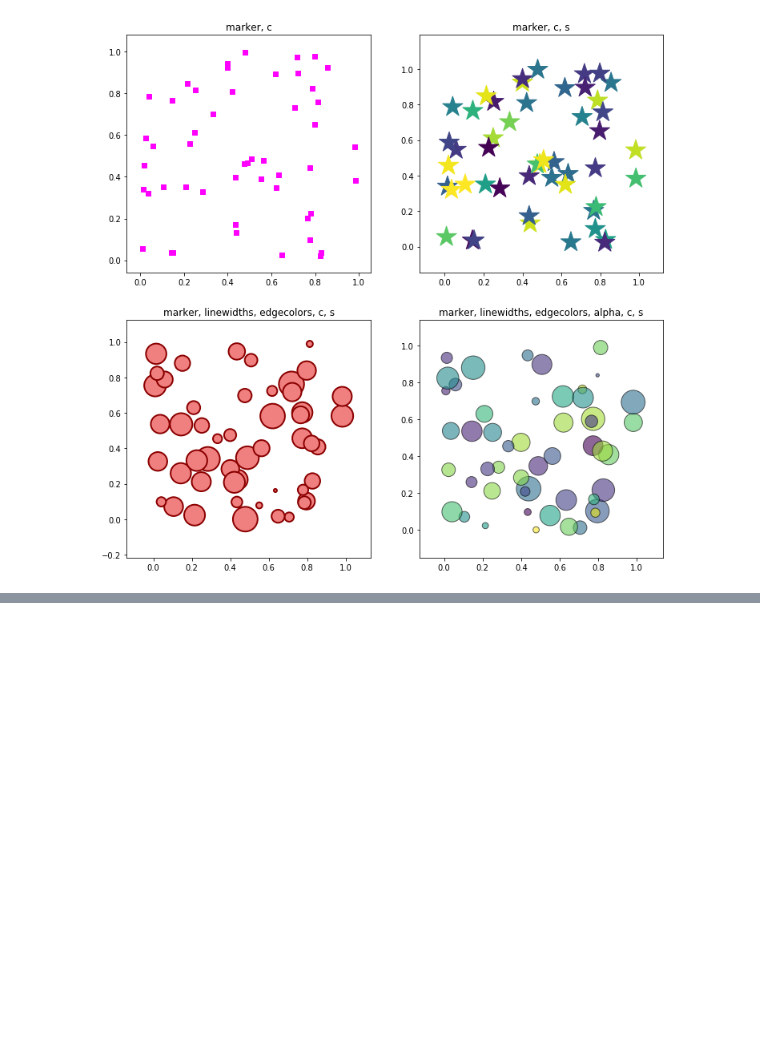
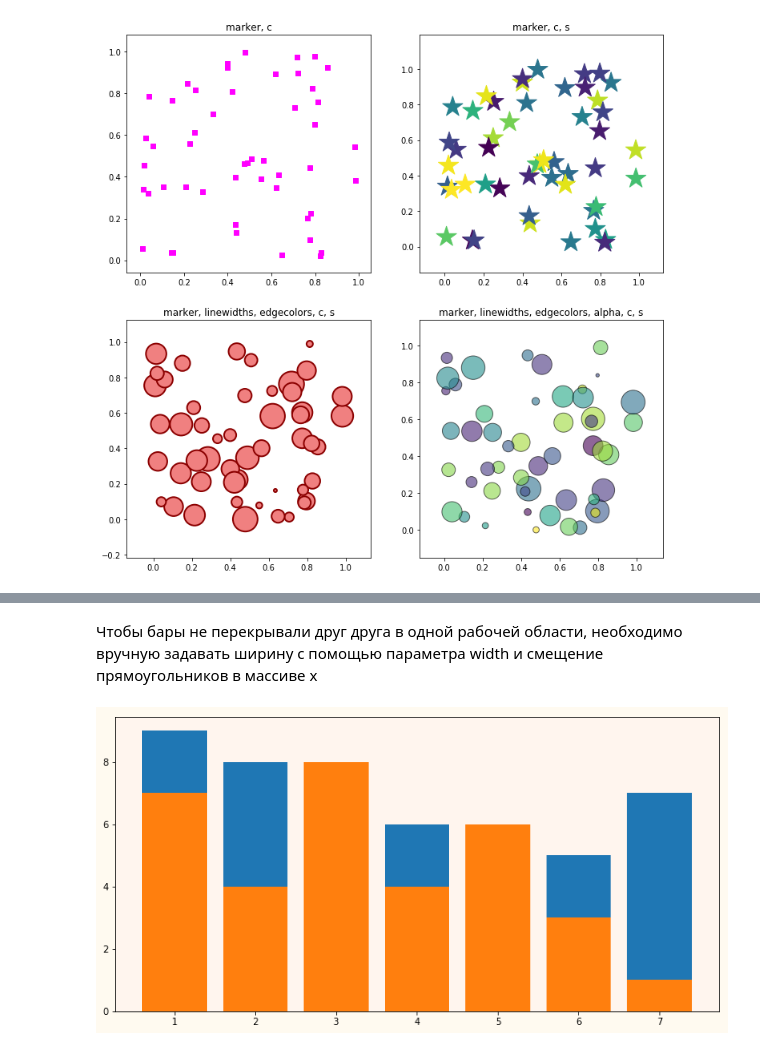
Before and after one commit to KonstantinKlepikov/cs224w-homwork, a Jupyter notebook: matplotlibe-learning.ipynb, the cells around one changed output, grey strips where cells are left out. Drawn from its saved outputs; the diff is of its cells as text; code cells hidden in the pictures; blank space fills up the shorter version.

```diff
--- a/matplotlibe-learning.ipynb
+++ b/matplotlibe-learning.ipynb
@@ -899,0 +940,20 @@ plt.show()
+# %% [markdown]
+Чтобы бары не перекрывали друг друга в одной рабочей области, необходимо вручную задавать ширину с помощью параметра width и смещение прямоугольников в массиве x
+# %%
+x = np.arange(1, 8)
+y1 = np.random.randint(1, 10, size = 7)
+y2 = np.random.randint(1, 10, size = 7)
+
+fig, ax = plt.subplots()
+
+ax.bar(x, y1)
+ax.bar(x, y2)
+
+ax.set_facecolor('seashell')
+fig.set_figwidth(12)    #  ширина Figure
+fig.set_figheight(6)    #  высота Figure
+fig.set_facecolor('floralwhite')
+
+plt.show()
+# %% [output]
+[figure, added]
```
Also changed, not shown: parts of 27 cells of this notebook.
